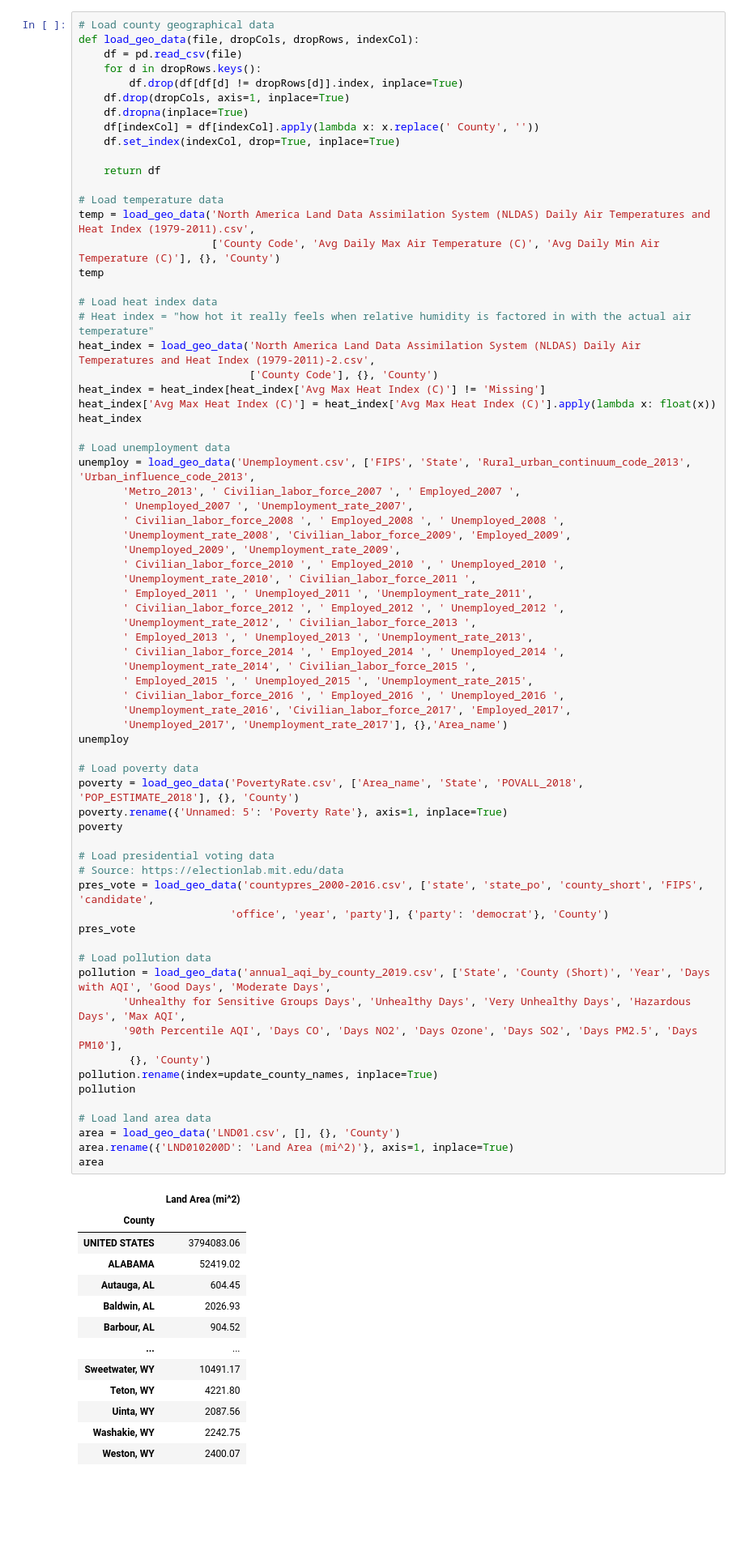
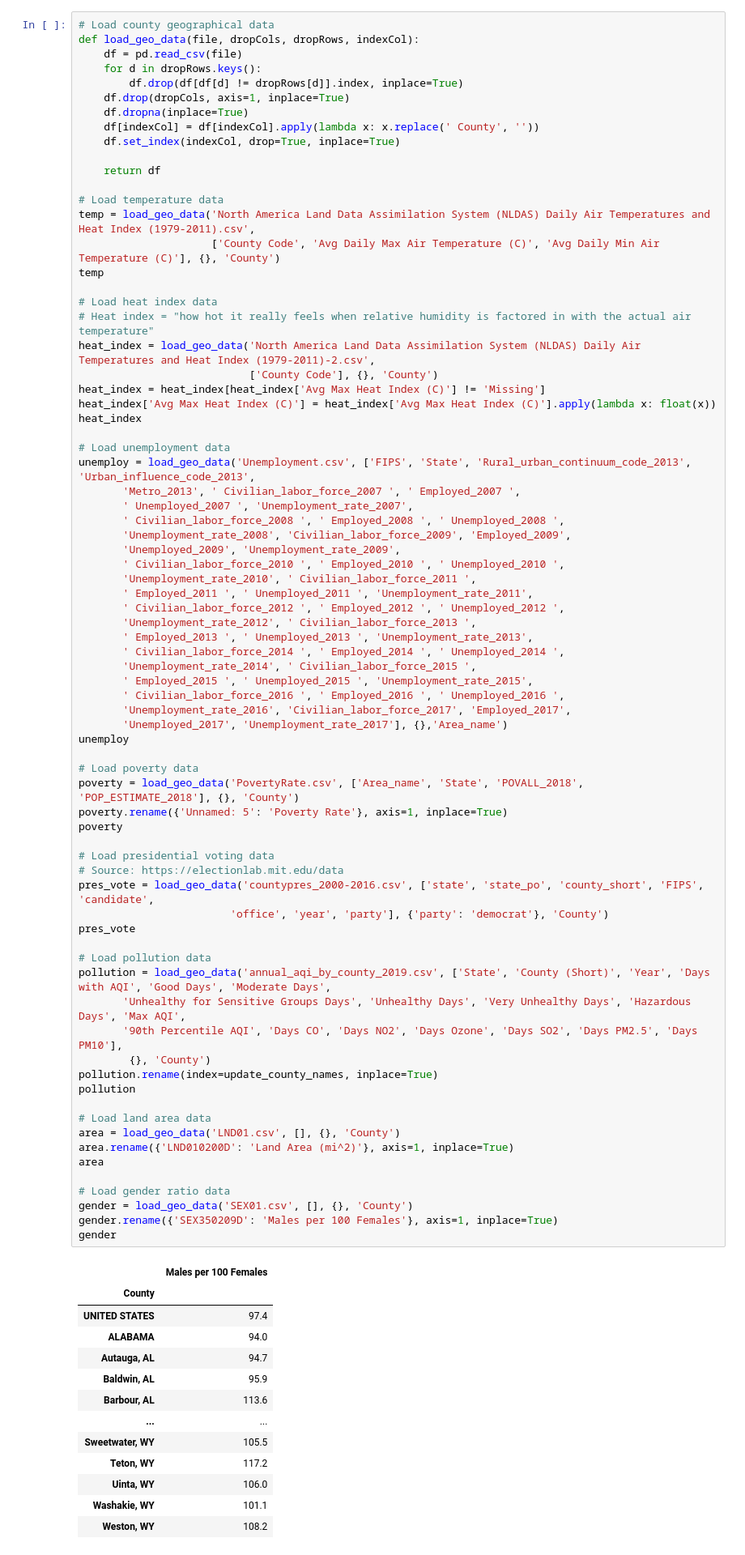
Before and after one commit to amkrutsinger/covid19finalproject, a Jupyter notebook: regression/regression.ipynb, the cells around one changed output. Shown at 81% size. Drawn from its saved outputs; the diff is of its cells as text; blank space fills up the shorter version.

```diff
--- a/regression/regression.ipynb
+++ b/regression/regression.ipynb
@@ -183,46 +183,51 @@ unemploy = load_geo_data('Unemployment.csv', ['FIPS', 'State', 'Rural_urban_cont
        ' Employed_2015 ', ' Unemployed_2015 ', 'Unemployment_rate_2015',
        ' Civilian_labor_force_2016 ', ' Employed_2016 ', ' Unemployed_2016 ',
        'Unemployment_rate_2016', 'Civilian_labor_force_2017', 'Employed_2017',
        'Unemployed_2017', 'Unemployment_rate_2017'], {},'Area_name')
 unemploy
 
 # Load poverty data
 poverty = load_geo_data('PovertyRate.csv', ['Area_name', 'State', 'POVALL_2018', 'POP_ESTIMATE_2018'], {}, 'County')
 poverty.rename({'Unnamed: 5': 'Poverty Rate'}, axis=1, inplace=True)
 poverty
 
 # Load presidential voting data
 # Source: https://electionlab.mit.edu/data
 pres_vote = load_geo_data('countypres_2000-2016.csv', ['state', 'state_po', 'county_short', 'FIPS', 'candidate',
                         'office', 'year', 'party'], {'party': 'democrat'}, 'County')
 pres_vote
 
 # Load pollution data
 pollution = load_geo_data('annual_aqi_by_county_2019.csv', ['State', 'County (Short)', 'Year', 'Days with AQI', 'Good Days', 'Moderate Days',
        'Unhealthy for Sensitive Groups Days', 'Unhealthy Days', 'Very Unhealthy Days', 'Hazardous Days', 'Max AQI',
        '90th Percentile AQI', 'Days CO', 'Days NO2', 'Days Ozone', 'Days SO2', 'Days PM2.5', 'Days PM10'],
         {}, 'County')
 pollution.rename(index=update_county_names, inplace=True)
 pollution
 
 # Load land area data
 area = load_geo_data('LND01.csv', [], {}, 'County')
 area.rename({'LND010200D': 'Land Area (mi^2)'}, axis=1, inplace=True)
 area
+
+# Load gender ratio data
+gender = load_geo_data('SEX01.csv', [], {}, 'County')
+gender.rename({'SEX350209D': 'Males per 100 Females'}, axis=1, inplace=True)
+gender
 # %% [output]
-|  | Land Area (mi^2) |
+|  | Males per 100 Females |
 | County |  |
-| UNITED STATES | 3794083.06 |
-| ALABAMA | 52419.02 |
-| Autauga, AL | 604.45 |
-| Baldwin, AL | 2026.93 |
-| Barbour, AL | 904.52 |
+| UNITED STATES | 97.4 |
+| ALABAMA | 94.0 |
+| Autauga, AL | 94.7 |
+| Baldwin, AL | 95.9 |
+| Barbour, AL | 113.6 |
 | ... | ... |
-| Sweetwater, WY | 10491.17 |
-| Teton, WY | 4221.80 |
-| Uinta, WY | 2087.56 |
-| Washakie, WY | 2242.75 |
-| Weston, WY | 2400.07 |
+| Sweetwater, WY | 105.5 |
+| Teton, WY | 117.2 |
+| Uinta, WY | 106.0 |
+| Washakie, WY | 101.1 |
+| Weston, WY | 108.2 |
 3198 rows × 1 columns
 # %%
 # Calculate death rate for each country
```
Also changed, not shown: parts of 4 cells of this notebook, 3 other files.
